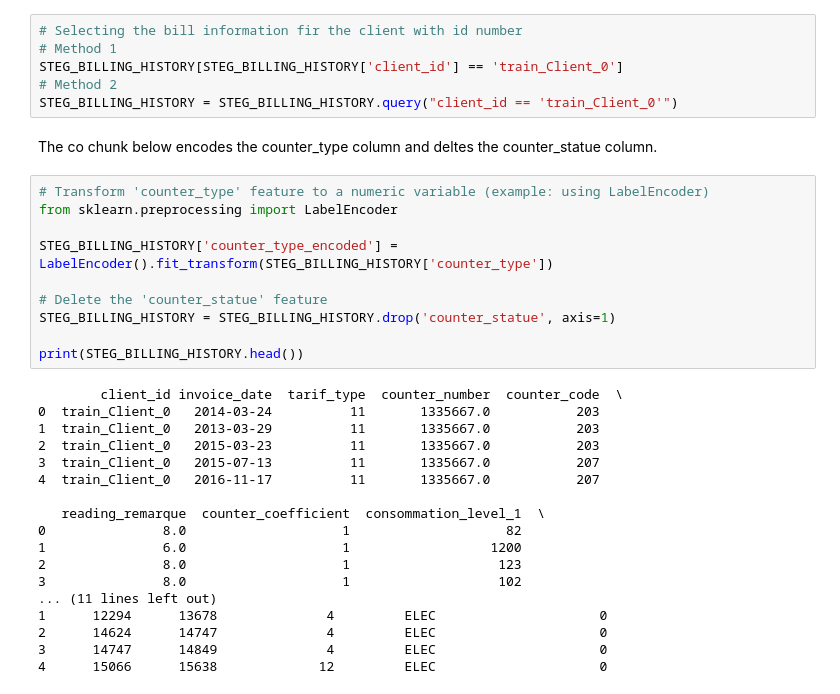
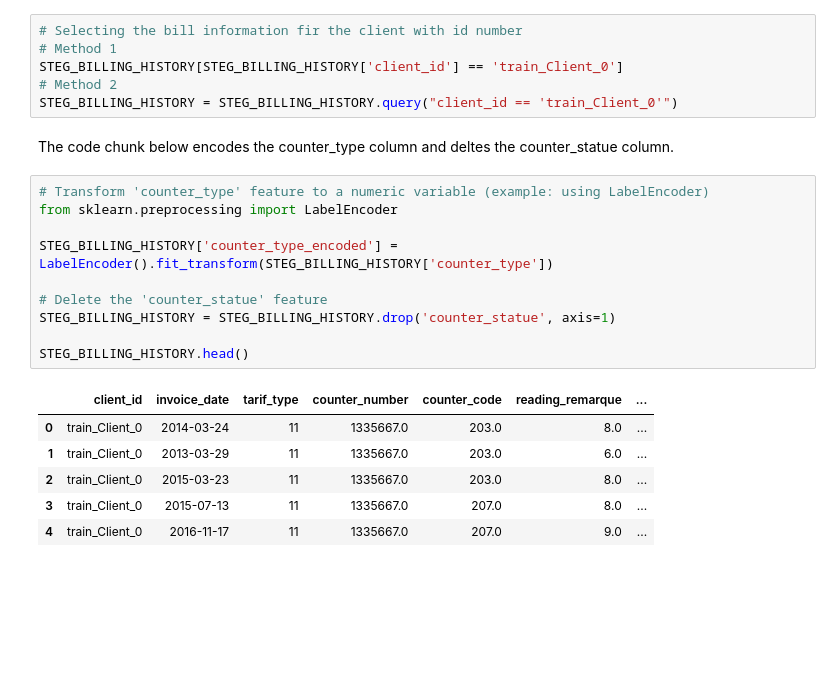
Before and after one commit to Benbuk/GOMYCODE_DS_Bootcamp, a Jupyter notebook: Data_pre_processing.ipynb, the cells around one changed output. Cells and saved outputs as stored; diff of their text form; blank space fills up the shorter version.

```diff
--- a/Data_pre_processing.ipynb
+++ b/Data_pre_processing.ipynb
@@ -178,32 +178,21 @@ STEG_BILLING_HISTORY[STEG_BILLING_HISTORY['client_id'] == 'train_Client_0']
 # Method 2
 STEG_BILLING_HISTORY = STEG_BILLING_HISTORY.query("client_id == 'train_Client_0'")
 # %% [markdown]
-The co chunk below encodes the counter_type column and deltes the counter_statue column.
+The code chunk below encodes the counter_type column and deltes the counter_statue column.
 # %%
 # Transform 'counter_type' feature to a numeric variable (example: using LabelEncoder)
 from sklearn.preprocessing import LabelEncoder
 
 STEG_BILLING_HISTORY['counter_type_encoded'] = LabelEncoder().fit_transform(STEG_BILLING_HISTORY['counter_type'])
 
 # Delete the 'counter_statue' feature
 STEG_BILLING_HISTORY = STEG_BILLING_HISTORY.drop('counter_statue', axis=1)
 
-print(STEG_BILLING_HISTORY.head())
+STEG_BILLING_HISTORY.head()
 # %% [output]
-        client_id invoice_date  tarif_type  counter_number  counter_code  \
-0  train_Client_0   2014-03-24          11       1335667.0           203
-1  train_Client_0   2013-03-29          11       1335667.0           203
-2  train_Client_0   2015-03-23          11       1335667.0           203
-3  train_Client_0   2015-07-13          11       1335667.0           207
-4  train_Client_0   2016-11-17          11       1335667.0           207
-
-   reading_remarque  counter_coefficient  consommation_level_1  \
-0               8.0                    1                    82
-1               6.0                    1                  1200
-2               8.0                    1                   123
-3               8.0                    1                   102
-... (11 lines left out)
-1      12294      13678              4         ELEC                     0
-2      14624      14747              4         ELEC                     0
-3      14747      14849              4         ELEC                     0
-4      15066      15638             12         ELEC                     0
+|  | client_id | invoice_date | tarif_type | counter_number | counter_code | reading_remarque | ... |
+| 0 | train_Client_0 | 2014-03-24 | 11 | 1335667.0 | 203.0 | 8.0 | ... |
+| 1 | train_Client_0 | 2013-03-29 | 11 | 1335667.0 | 203.0 | 6.0 | ... |
+| 2 | train_Client_0 | 2015-03-23 | 11 | 1335667.0 | 203.0 | 8.0 | ... |
+| 3 | train_Client_0 | 2015-07-13 | 11 | 1335667.0 | 207.0 | 8.0 | ... |
+| 4 | train_Client_0 | 2016-11-17 | 11 | 1335667.0 | 207.0 | 9.0 | ... |
```
Also changed, not shown: parts of 8 cells of this notebook.
